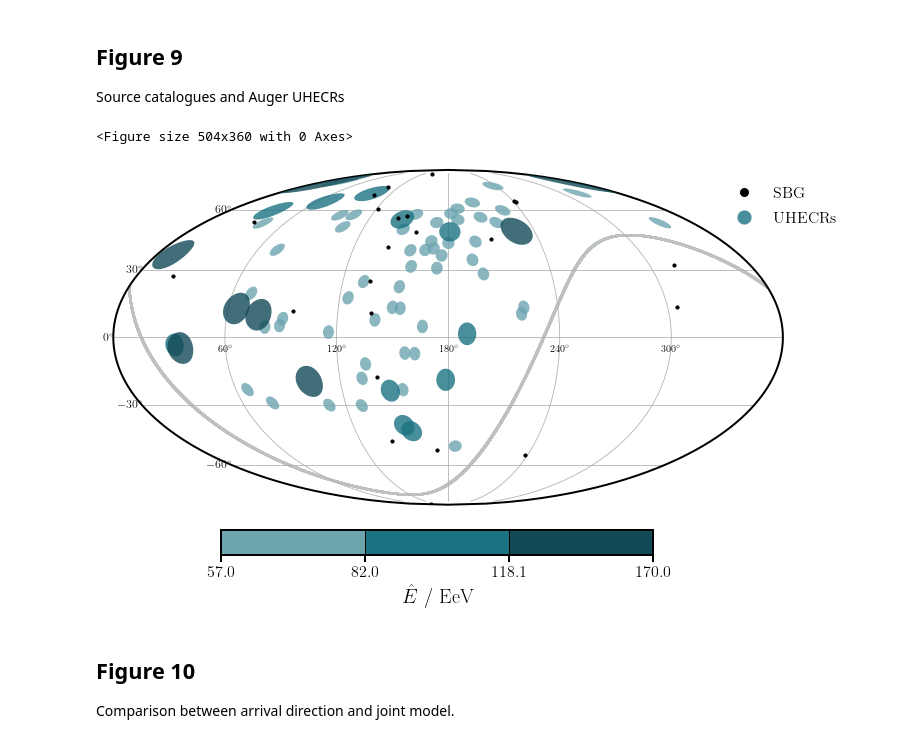
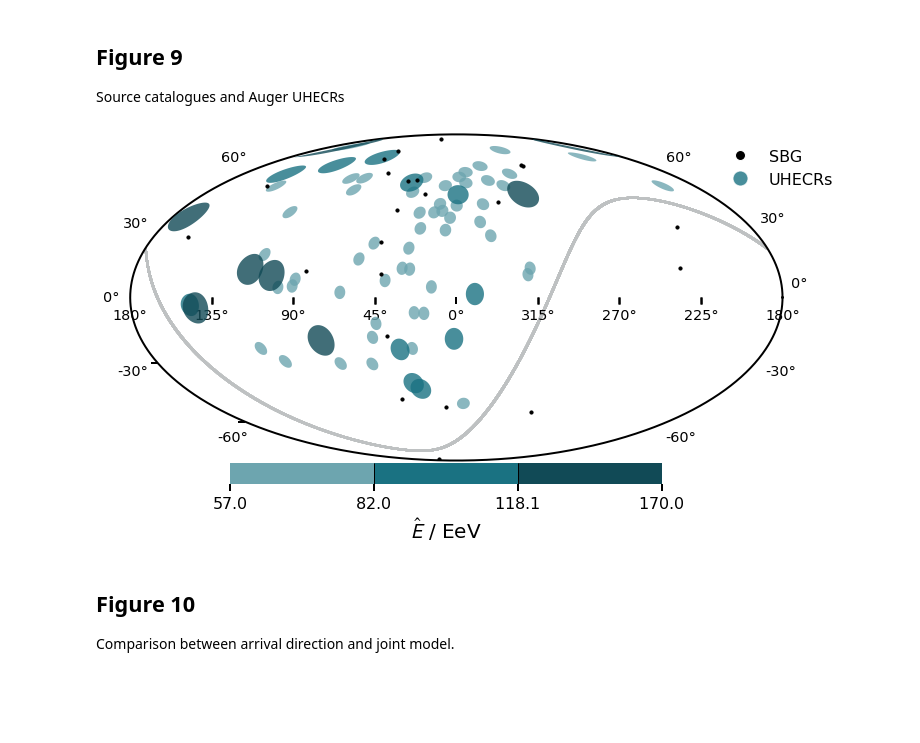
Before and after one commit to uhecr-project/uhecr_model, a Jupyter notebook: uhecr_model/paper_1/figures_deflection_exposure/figures_TA_SBG_data.ipynb, the cells around one changed output. Cells and saved outputs as stored; diff of their text form; code cells hidden in the pictures; blank space fills up the shorter version.

Commit message:
Update plotting in paper_1 to match new AllSkyMap

```diff
--- a/uhecr_model/paper_1/figures_deflection_exposure/figures_TA_SBG_data.ipynb
+++ b/uhecr_model/paper_1/figures_deflection_exposure/figures_TA_SBG_data.ipynb
@@ -130,17 +130,19 @@ import matplotlib.ticker as ticker
 # fig, ax = plt.subplots(figsize=(12,6), constrained_layout=True)
 # fig.set_size_inches((12, 6))
 # skymap = AllSkyMap(projection = 'hammer', lon_0 = 0, lat_0 = 0);
-skymap = AllSkyMap(projection = 'moll', lon_0 = 180)
+skymap = AllSkyMap()
+skymap.fig.set_size_inches(12, 6)
 # skymap.fig.tight_layout(pad=0.1)
 # skymap.set_extent(extents=(-360, 360, -200, 200))
 
 
-skymap.set_gridlines()
+#skymap.set_gridlines()
 
 # Sources
 # for lon, lat in np.nditer([source_direction.lons, source_direction.lats]):
     # skymap.tissot(lon, lat, 2.0, 30, facecolor = 'k', alpha = 1.0, zorder = 5)
-skymap.scatter(180-source_direction.glons, source_direction.glats, s=10.0, color = 'k', alpha = 1.0, zorder = 5)
+skymap.scatter(180-source_direction.glons, source_direction.glats,
+               s=10.0, color = 'k', alpha = 1.0, zorder = 5)
 
 # for lon, lat in np.nditer([source_direction.d.ra.deg, source_direction.d.dec.deg]):
 #     skymap.tissot(lon, lat, 2.0, 30, facecolor = 'k', alpha = 1.0, zorder = 5)
@@ -148,45 +150,52 @@ skymap.scatter(180-source_direction.glons, source_direction.glats, s=10.0, color
 # UHECRs
 for lon, lat, E in np.nditer([arrival_direction.glons, arrival_direction.glats, energy]):
     i = np.digitize(E, energy_bins) - 1
-    skymap.tissot(180. - lon, lat, 3.0 + (i*2), 30,
-                  facecolor = uhecr_cmap.colors[i], alpha = 0.8, zorder = i+2)
+    skymap.tissot(180. - lon, lat, 3.0 + (i*2),
+                  facecolor = uhecr_cmap.colors[i], npts=30, lw=0,
+                  alpha = 0.8, zorder = i+2)
 
 
 # Exposure
 # Uses scatter as bug with AllSkyMap.pcolormesh and contour that I still need to fix...
 # skymap.scatter(exp_lon, exp_lat, latlon = True, s = 2,
 #                color = grey, alpha = 1)
 
 # print(arrival_direction.lons, arrival_direction.lats)
 
 # print(180.-exp_lon, np.min(exp_lat))
 
 # skymap.ax.scatter(180. - exp_lon, exp_lat, transform=ccrs.PlateCarree(), s=2, alpha=1, color=grey)
 
-skymap.exposure_limit(data.detector.limiting_dec.deg, s = 2, color = grey, alpha = 1, coord="G")
+limiting_dec = data.detector.limiting_dec.deg
+boundary_decs = np.tile(limiting_dec, num_points)
+c = SkyCoord(ra = rightascensions * u.degree,
+             dec = boundary_decs * u.degree, frame = 'icrs')
+exp_lon = c.galactic.l.deg
+exp_lat = c.galactic.b.deg
+skymap.scatter(180 - exp_lon, exp_lat, s = 2,
+               color = grey, alpha = 1)
 
 # Annotation
 # skymap.draw_border()
 # skymap.draw_standard_labels(minimal = True, fontsize = 20)
-# ax.legend(handles = legend_elements, bbox_to_anchor = (0.8, 0.85), fontsize = 20)
-# skymap.legend(handles = legend_elements, loc='upper right', fontsize = 16, fancybox=True)
-skymap.legend(handles = legend_elements, bbox_to_anchor = (1.1, 1.), fontsize = 16, fancybox=True)
+# skymap.ax.legend(handles = legend_elements, bbox_to_anchor = (0.8, 0.85), fontsize = 20)
+# skymap.ax.legend(handles = legend_elements, loc='upper right', fontsize = 16, fancybox=True)
+skymap.ax.legend(handles = legend_elements, bbox_to_anchor = (1.1, 1.),
+                 fontsize = 16, fancybox=True)
 
 # Colorbar
 cb_ax = plt.axes([0.25, 0.07, .5, .05], frameon = False)
 bar = mpl.colorbar.ColorbarBase(cb_ax, norm = uhecr_norm, cmap = uhecr_cmap,
                                 orientation = 'horizontal', drawedges = True,
                                 alpha = 1)
 bar.set_label('$\hat{E}$ / EeV', color = 'k', fontsize = 20)
 bar.ax.tick_params(labelsize=16)
 
 # skymap.fig.tight_layout()
 # plt.show();
-skymap.save("skymap_real.png")
-# skymap.fig
+#skymap.fig.savefig("skymap_real.png")
 # %% [output]
-<Figure size 504x360 with 0 Axes>
-[figure, old version]
+[figure, new version]
 # %% [markdown]
 ## Figure 10
 Comparison between arrival direction and joint model.
```
Also changed, not shown: parts of 4 cells of this notebook, 4 other files.
